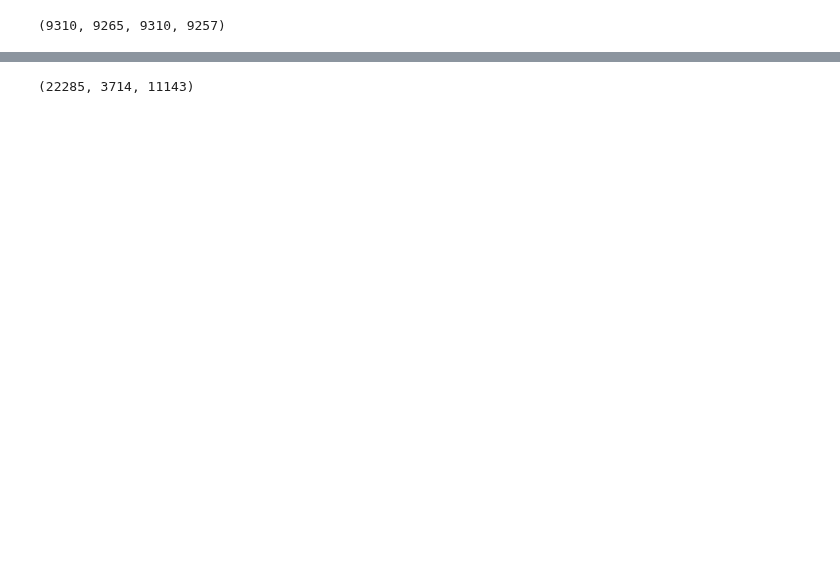
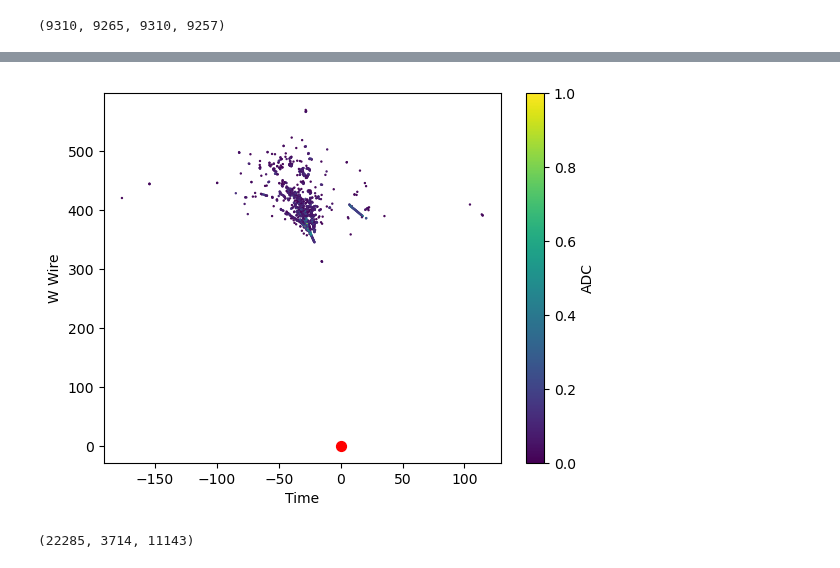
Before and after one commit to mohummudh/neutrinos-dune, a Jupyter notebook: mohammed/CNN/visuals.ipynb, the cells around one changed output, grey strips where cells are left out. Cells and saved outputs as stored; diff of their text form; code cells hidden in the pictures; blank space fills up the shorter version.

```diff
--- a/mohammed/CNN/visuals.ipynb
+++ b/mohammed/CNN/visuals.ipynb
@@ -27,6 +27,21 @@ view_w1 = View(events1, "w")
 view_w2 = View(events2, "w")
 view_w3 = View(events3, "w")
 view_w4 = View(events4, "w")
+# %%
+def plot_w_event(view_w, number):
+    x = view_w.x[number]
+    z = view_w.z[number]
+    adc = view_w.adc[number]
+    vx = view_w.true_vtx_x[number]
+    vz = view_w.true_vtx_z[number]
+
+    plt.scatter(x, z, c=adc, s=0.5)
+    plt.scatter(vx, vz, c='red', s=50)
+    cbar = plt.colorbar()
+    cbar.set_label('ADC')
+    plt.xlabel('Time')
+    plt.ylabel('W Wire')
+    plt.show()
 # %%
 def process_numbers(numbers, events):
     labels = []
@@ -122,0 +156,4 @@ plt.show()
+# %%
+plot_w_event(view_w1, 31)
+# %% [output]
+[figure, added]
```
Also changed, not shown: parts of 16 cells of this notebook, 9 other files.
